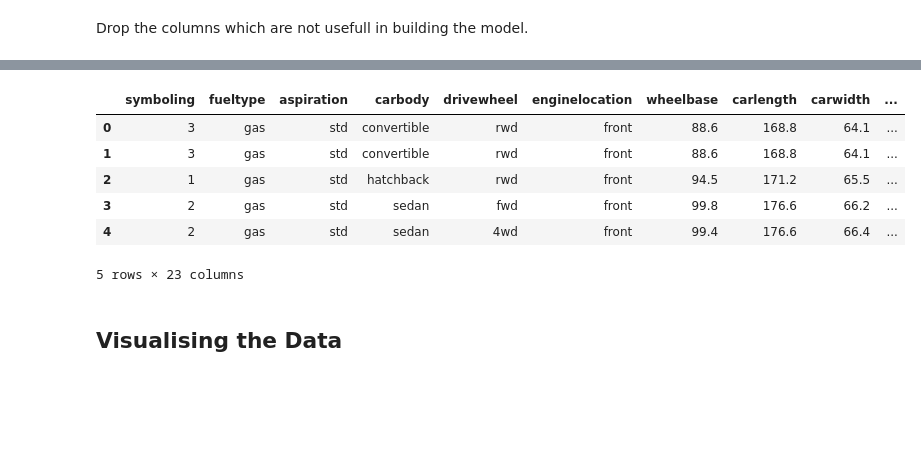
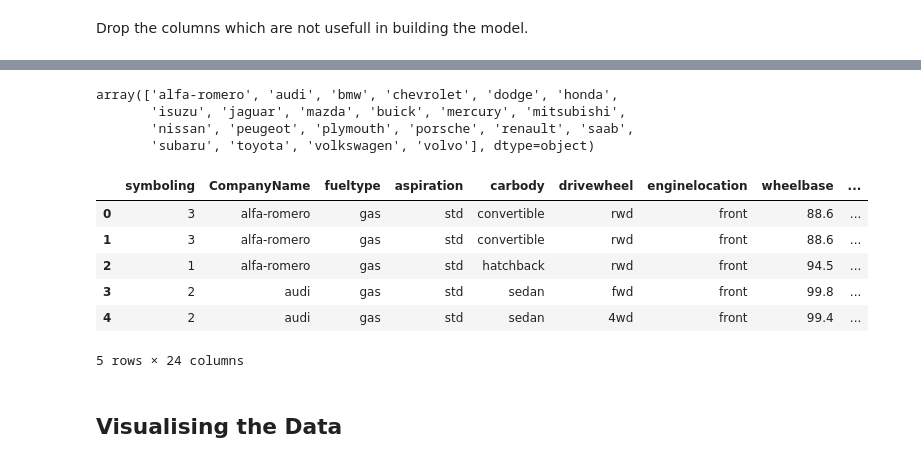
Before and after one commit to RaqeebShaikh12/Car-Price-Prediction-using-Multiple-Linear-Regression, a Jupyter notebook: Car_Price_Prediction_using_Multiple_Linear_Regression.ipynb, the cells around one changed output, grey strips where cells are left out. Cells and saved outputs as stored; diff of their text form; code cells hidden in the pictures; blank space fills up the shorter version.

```diff
--- a/Car_Price_Prediction_using_Multiple_Linear_Regression.ipynb
+++ b/Car_Price_Prediction_using_Multiple_Linear_Regression.ipynb
@@ -86,0 +89,3 @@ Drop the columns which are not usefull in building the model.
+# %%
+CompanyName = df['CarName'].apply(lambda x : x.split(' ')[0])
+df.insert(3,"CompanyName",CompanyName)
@@ -87,14 +129,32 @@ Drop the columns which are not usefull in building the model.
+# %%
+df["CompanyName"] = df["CompanyName"].str.lower()
+
+def replace_name(a,b):
+    df["CompanyName"].replace(a,b,inplace=True)
+
+replace_name('maxda','mazda')
+replace_name('porcshce','porsche')
+replace_name('toyouta','toyota')
+replace_name('vokswagen','volkswagen')
+replace_name('vw','volkswagen')
+
+df["CompanyName"].unique()
+# %% [output]
+array(['alfa-romero', 'audi', 'bmw', 'chevrolet', 'dodge', 'honda',
+       'isuzu', 'jaguar', 'mazda', 'buick', 'mercury', 'mitsubishi',
+       'nissan', 'peugeot', 'plymouth', 'porsche', 'renault', 'saab',
+       'subaru', 'toyota', 'volkswagen', 'volvo'], dtype=object)
 # %%
-df1=df.drop(['car_ID','CarName','doornumber'],axis=1)
-df1.head()
+df3=df.drop(['car_ID','CarName','doornumber'],axis=1)
+df3.head()
 # %% [output]
-|  | symboling | fueltype | aspiration | carbody | drivewheel | enginelocation | wheelbase | carlength | carwidth | ... |
-| 0 | 3 | gas | std | convertible | rwd | front | 88.6 | 168.8 | 64.1 | ... |
-| 1 | 3 | gas | std | convertible | rwd | front | 88.6 | 168.8 | 64.1 | ... |
-| 2 | 1 | gas | std | hatchback | rwd | front | 94.5 | 171.2 | 65.5 | ... |
-| 3 | 2 | gas | std | sedan | fwd | front | 99.8 | 176.6 | 66.2 | ... |
-| 4 | 2 | gas | std | sedan | 4wd | front | 99.4 | 176.6 | 66.4 | ... |
+|  | symboling | CompanyName | fueltype | aspiration | carbody | drivewheel | enginelocation | wheelbase | ... |
+| 0 | 3 | alfa-romero | gas | std | convertible | rwd | front | 88.6 | ... |
+| 1 | 3 | alfa-romero | gas | std | convertible | rwd | front | 88.6 | ... |
+| 2 | 1 | alfa-romero | gas | std | hatchback | rwd | front | 94.5 | ... |
+| 3 | 2 | audi | gas | std | sedan | fwd | front | 99.8 | ... |
+| 4 | 2 | audi | gas | std | sedan | 4wd | front | 99.4 | ... |
-5 rows × 23 columns
+5 rows × 24 columns
 # %% [markdown]
 ## Visualising the Data
 # %% [markdown]
```
Also changed, not shown: parts of 33 cells of this notebook.
